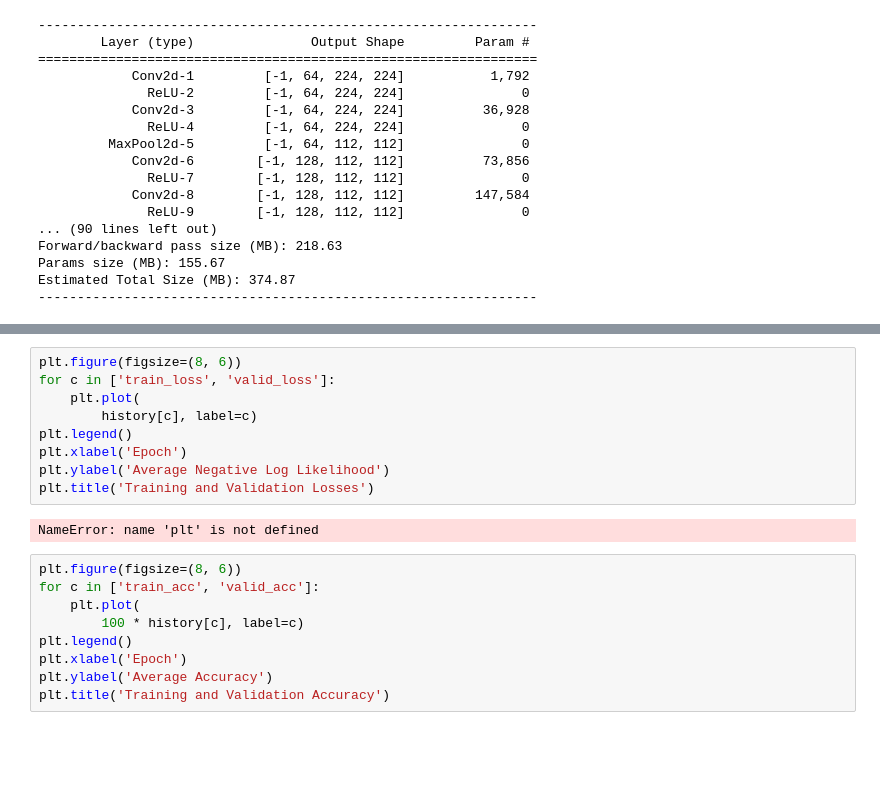
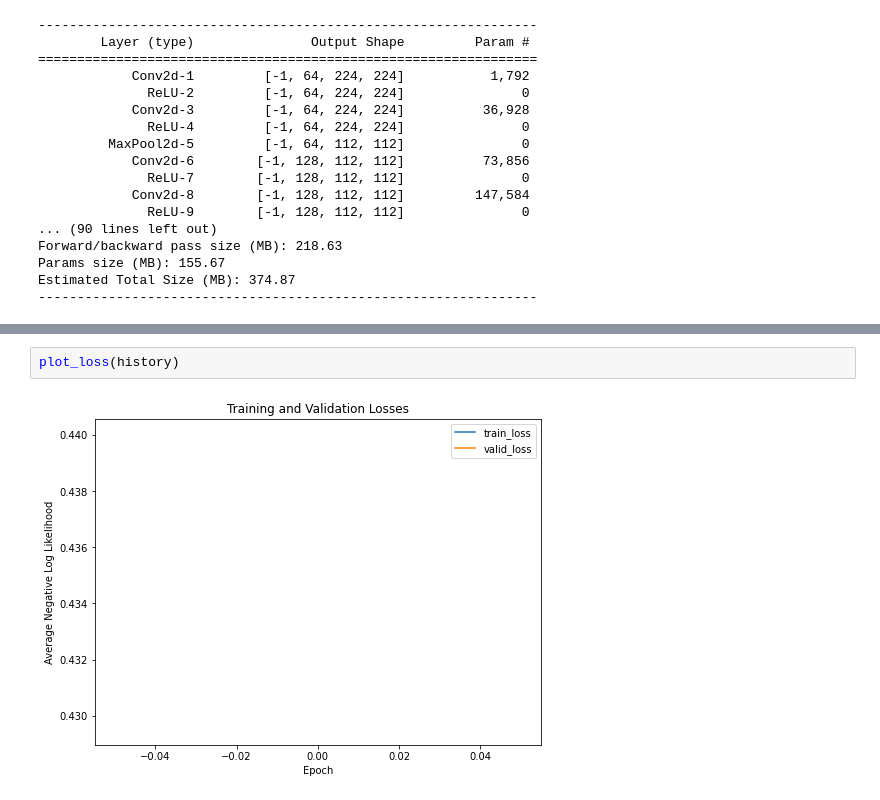
Before and after one commit to sidhartha-roy/anomaly-detection, a Jupyter notebook: Anomaly_Detection.ipynb, the cells around one changed output, grey strips where cells are left out. Drawn from its saved outputs; the diff is of its cells as text; blank space fills up the shorter version.

Commit message:
run_training/ testing

```diff
--- a/Anomaly_Detection.ipynb
+++ b/Anomaly_Detection.ipynb
@@ -98,20 +122,4 @@ Epoch: 0        10.07% complete. 74.15 seconds elapsed in epoch.
-# %%
-plt.figure(figsize=(8, 6))
-for c in ['train_loss', 'valid_loss']:
-    plt.plot(
-        history[c], label=c)
-plt.legend()
-plt.xlabel('Epoch')
-plt.ylabel('Average Negative Log Likelihood')
-plt.title('Training and Validation Losses')
-# %% [output]
-NameError: name 'plt' is not defined
-# %%
-plt.figure(figsize=(8, 6))
-for c in ['train_acc', 'valid_acc']:
-    plt.plot(
-        100 * history[c], label=c)
-plt.legend()
-plt.xlabel('Epoch')
-plt.ylabel('Average Accuracy')
-plt.title('Training and Validation Accuracy')
+# %%
+plot_loss(history)
+# %% [output]
+[figure, added]
```
Also changed, not shown: parts of 10 cells of this notebook, 12 other files.
